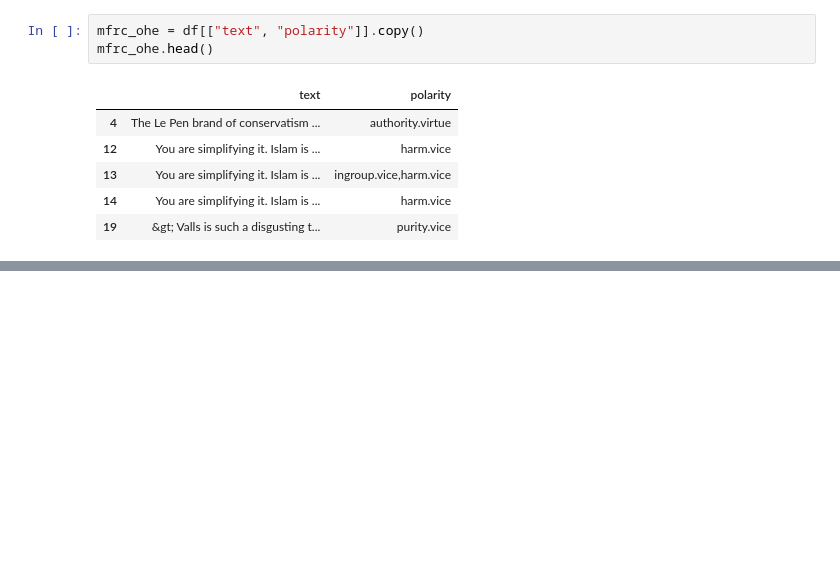
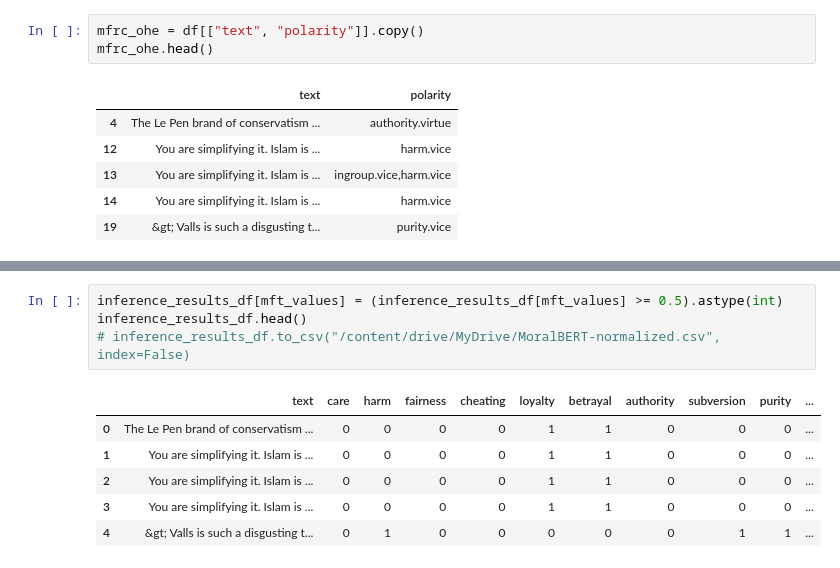
Before and after one commit to Pacozabala/CSCI199.X-workbench, a Jupyter notebook: single-label-classifiers.ipynb, the cells around one changed output, grey strips where cells are left out. Cells and saved outputs as stored; diff of their text form; blank space fills up the shorter version.

```diff
--- a/single-label-classifiers.ipynb
+++ b/single-label-classifiers.ipynb
@@ -136,0 +305,11 @@ Date:   Mon Feb 16 21:43:14 2026 +0800
+# %%
+inference_results_df[mft_values] = (inference_results_df[mft_values] >= 0.5).astype(int)
+inference_results_df.head()
+# inference_results_df.to_csv("/content/drive/MyDrive/MoralBERT-normalized.csv", index=False)
+# %% [output]
+|  | text | care | harm | fairness | cheating | loyalty | betrayal | authority | subversion | purity | ... |
+| 0 | The Le Pen brand of conservatism ... | 0 | 0 | 0 | 0 | 1 | 1 | 0 | 0 | 0 | ... |
+| 1 | You are simplifying it. Islam is ... | 0 | 0 | 0 | 0 | 1 | 1 | 0 | 0 | 0 | ... |
+| 2 | You are simplifying it. Islam is ... | 0 | 0 | 0 | 0 | 1 | 1 | 0 | 0 | 0 | ... |
+| 3 | You are simplifying it. Islam is ... | 0 | 0 | 0 | 0 | 1 | 1 | 0 | 0 | 0 | ... |
+| 4 | &gt; Valls is such a disgusting t... | 0 | 1 | 0 | 0 | 0 | 0 | 0 | 1 | 1 | ... |
```
Also changed, not shown: parts of 13 cells of this notebook.
